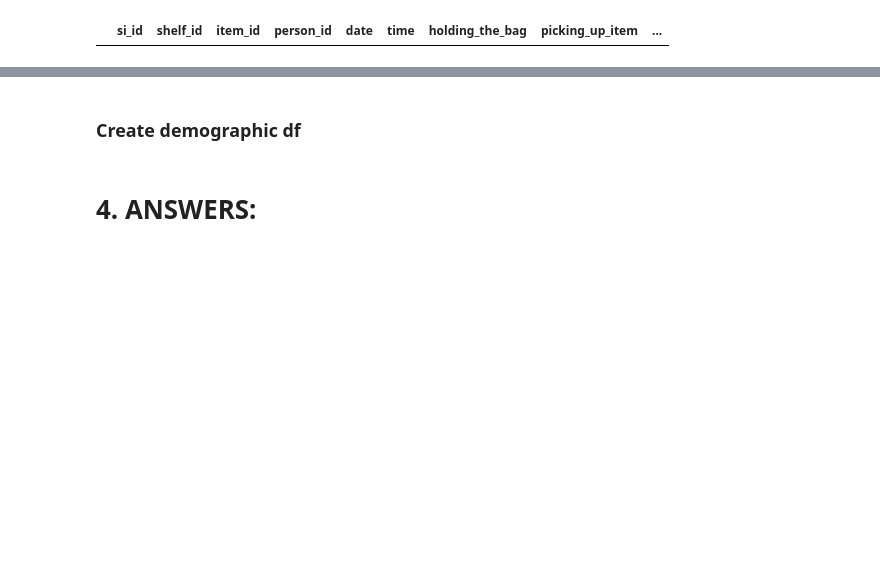
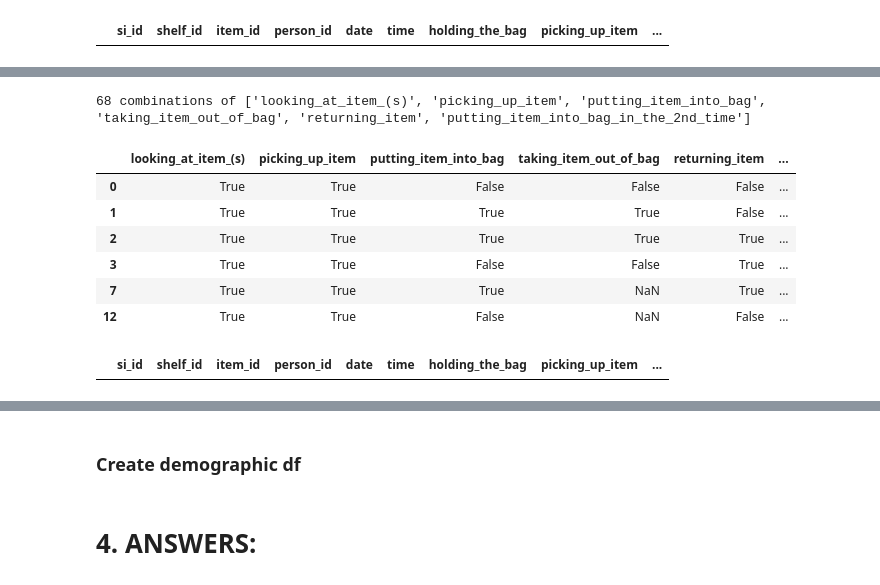
Before and after one commit to tranttha/ftu_ds_comp, a Jupyter notebook: EDA_cleaning.ipynb, the cells around one changed output, grey strips where cells are left out. Cells and saved outputs as stored; diff of their text form; code cells hidden in the pictures; blank space fills up the shorter version.

```diff
--- a/EDA_cleaning.ipynb
+++ b/EDA_cleaning.ipynb
@@ -287,0 +349,26 @@ null[(null['putting_item_into_bag'].isnull()) & (null['putting_item_into_bag_in_
+# %%
+actions = i_i[
+    [i_i.columns.to_list()[13]] +\
+    [i_i.columns.to_list()[7]] +\
+    i_i.columns.to_list()[9:11]+\
+    [i_i.columns.to_list()[8]] +\
+    [i_i.columns.to_list()[11]]   ].drop_duplicates()
+col=actions.columns.to_list()
+print(f'{actions.shape[0]} combinations of {col}')
+
+na_actions=actions[actions.isna().any(axis=1)]
+actions.drop_duplicates(subset=['taking_item_out_of_bag','returning_item'])
+# actions[actions[col].isnull()].sort_values(by=['looking_at_item_(s)', 'picking_up_item', 'returning_item', 'putting_item_into_bag', 'putting_item_into_bag_in_the_2nd_time'],ascending=True)
+# %% [output]
+68 combinations of ['looking_at_item_(s)', 'picking_up_item', 'putting_item_into_bag', 'taking_item_out_of_bag', 'returning_item', 'putting_item_into_bag_in_the_2nd_time']
+|  | looking_at_item_(s) | picking_up_item | putting_item_into_bag | taking_item_out_of_bag | returning_item | ... |
+| 0 | True | True | False | False | False | ... |
+| 1 | True | True | True | True | False | ... |
+| 2 | True | True | True | True | True | ... |
+| 3 | True | True | False | False | True | ... |
+| 7 | True | True | True | NaN | True | ... |
+| 12 | True | True | False | NaN | False | ... |
+# %%
+i_i[i_i.duplicated(subset=['si_id','date','time', 'person_id'])]
+# %% [output]
+|  | si_id | shelf_id | item_id | person_id | date | time | holding_the_bag | picking_up_item | ... |
```
Also changed, not shown: parts of 6 cells of this notebook, 1 other file.
